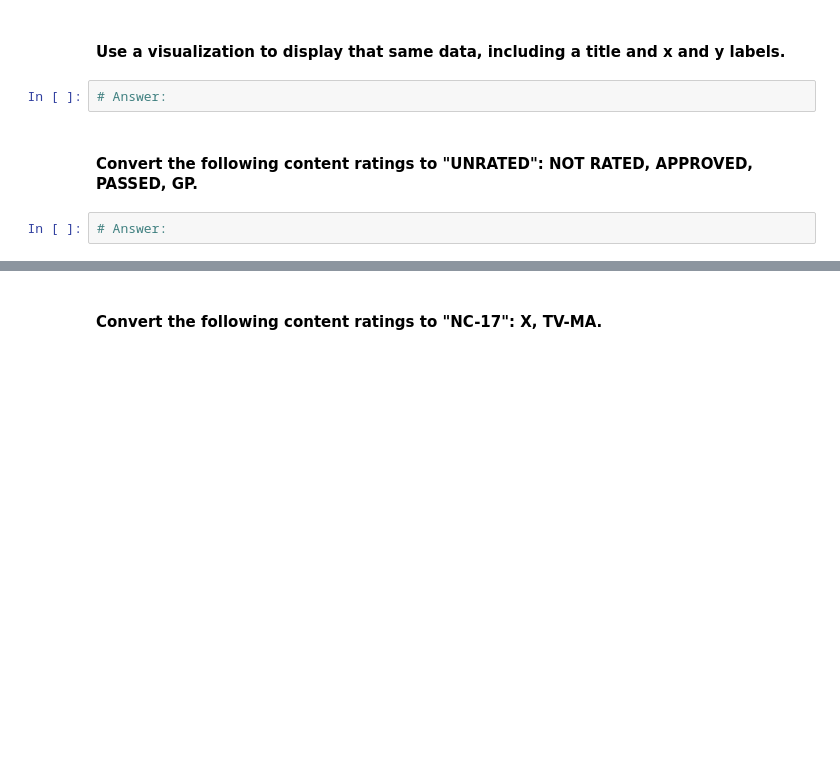
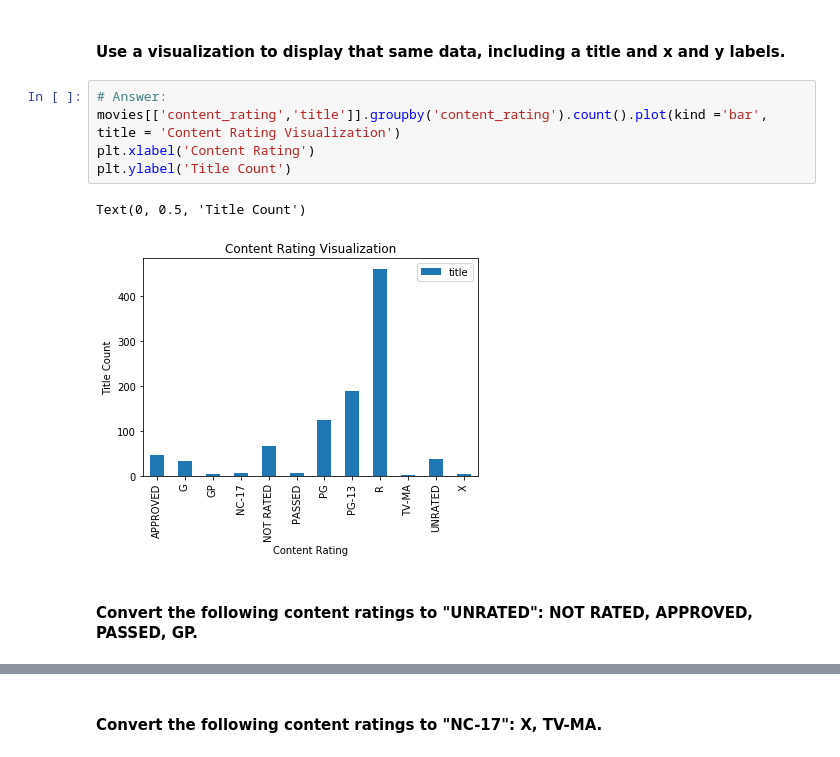
Before and after one commit to pavanivo/Project-2, a Jupyter notebook: project-2-imdb-starter.ipynb, the cells around one changed output, grey strips where cells are left out. Drawn from its saved outputs; the diff is of its cells as text; blank space fills up the shorter version.

```diff
--- a/project-2-imdb-starter.ipynb
+++ b/project-2-imdb-starter.ipynb
@@ -66,8 +116,12 @@ movies.head()
 # %% [markdown]
 #### Use a visualization to display that same data, including a title and x and y labels.
-# %%
-# Answer:
+# %%
+# Answer:
+movies[['content_rating','title']].groupby('content_rating').count().plot(kind ='bar', title = 'Content Rating Visualization')
+plt.xlabel('Content Rating')
+plt.ylabel('Title Count')
+# %% [output]
+Text(0, 0.5, 'Title Count')
+[figure, added]
 # %% [markdown]
 #### Convert the following content ratings to "UNRATED": NOT RATED, APPROVED, PASSED, GP.
-# %%
-# Answer:
```
Also changed, not shown: parts of 40 cells of this notebook.
